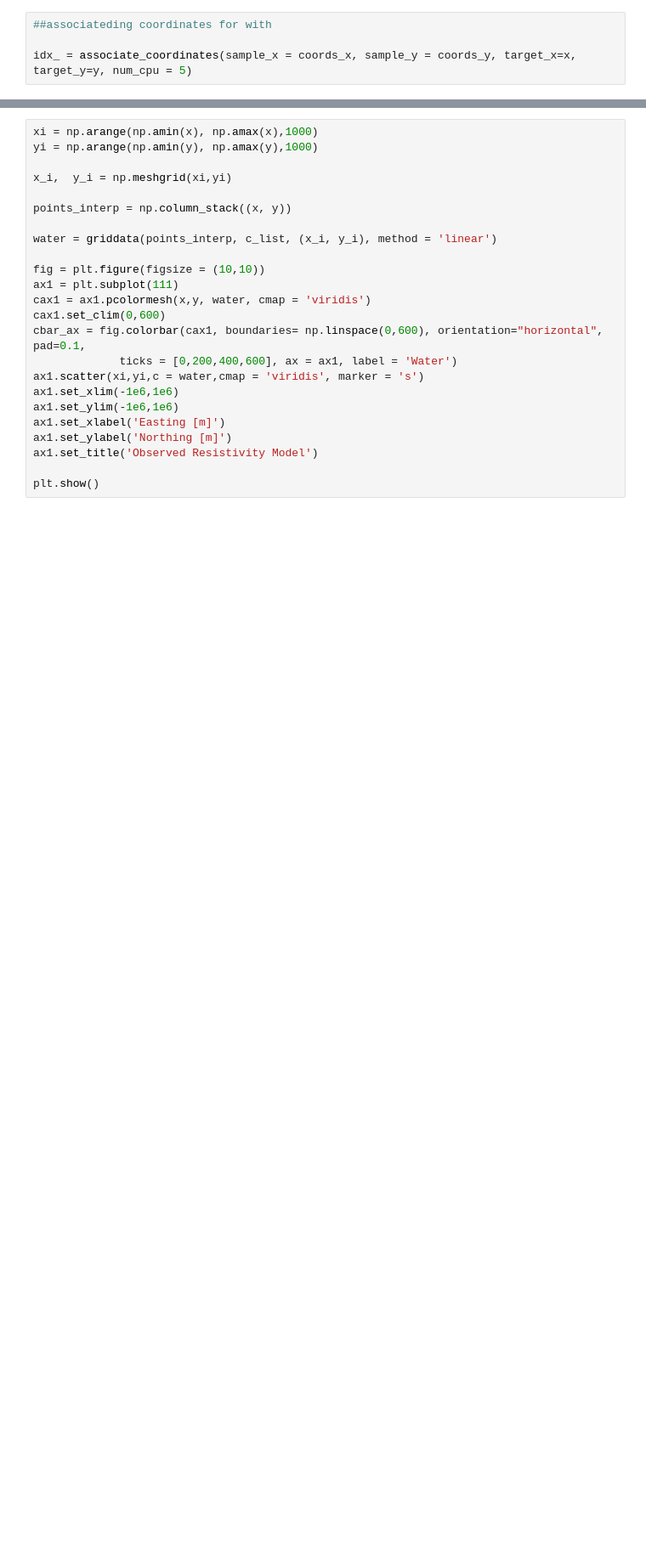
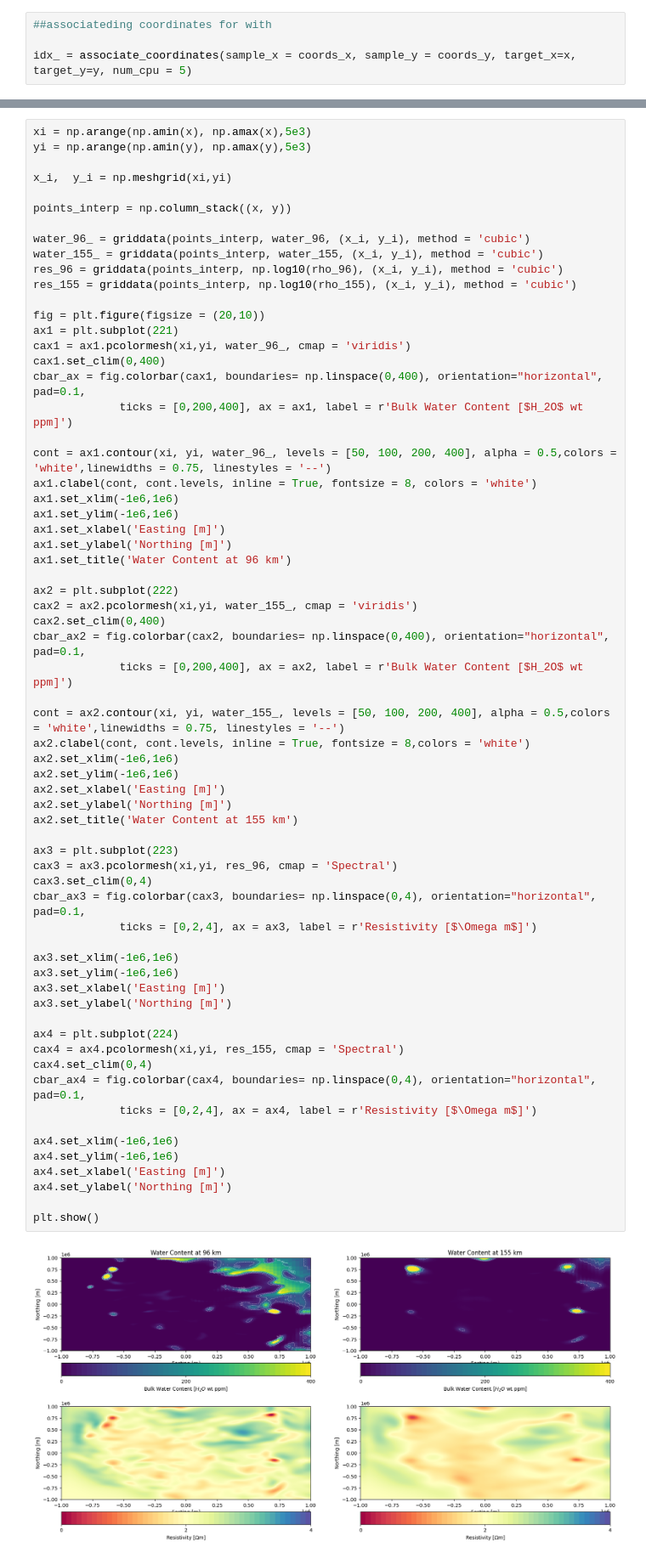
Before and after one commit to sinanozaydin/pide, a Jupyter notebook: examples/notebooks/8_MantleWaterContent_and_Rheology_from_MT.ipynb, the cells around one changed output, grey strips where cells are left out. Shown at 85% size. Cells and saved outputs as stored; diff of their text form; blank space fills up the shorter version.

```diff
--- a/examples/notebooks/8_MantleWaterContent_and_Rheology_from_MT.ipynb
+++ b/examples/notebooks/8_MantleWaterContent_and_Rheology_from_MT.ipynb
@@ -142,24 +182,67 @@ param_name = 'bulk_water', upper_limit_list = tz_solubility,
 # %%
-xi = np.arange(np.amin(x), np.amax(x),1000)
-yi = np.arange(np.amin(y), np.amax(y),1000)
+xi = np.arange(np.amin(x), np.amax(x),5e3)
+yi = np.arange(np.amin(y), np.amax(y),5e3)
 
 x_i,  y_i = np.meshgrid(xi,yi)
 
 points_interp = np.column_stack((x, y))
 
-water = griddata(points_interp, c_list, (x_i, y_i), method = 'linear')
+water_96_ = griddata(points_interp, water_96, (x_i, y_i), method = 'cubic')
+water_155_ = griddata(points_interp, water_155, (x_i, y_i), method = 'cubic')
+res_96 = griddata(points_interp, np.log10(rho_96), (x_i, y_i), method = 'cubic')
+res_155 = griddata(points_interp, np.log10(rho_155), (x_i, y_i), method = 'cubic')
 
-fig = plt.figure(figsize = (10,10))
-ax1 = plt.subplot(111)
-cax1 = ax1.pcolormesh(x,y, water, cmap = 'viridis')
-cax1.set_clim(0,600)
-cbar_ax = fig.colorbar(cax1, boundaries= np.linspace(0,600), orientation="horizontal", pad=0.1,
-			 ticks = [0,200,400,600], ax = ax1, label = 'Water')
-ax1.scatter(xi,yi,c = water,cmap = 'viridis', marker = 's')
+fig = plt.figure(figsize = (20,10))
+ax1 = plt.subplot(221)
+cax1 = ax1.pcolormesh(xi,yi, water_96_, cmap = 'viridis')
+cax1.set_clim(0,400)
+cbar_ax = fig.colorbar(cax1, boundaries= np.linspace(0,400), orientation="horizontal", pad=0.1,
+			 ticks = [0,200,400], ax = ax1, label = r'Bulk Water Content [$H_2O$ wt ppm]')
+
+cont = ax1.contour(xi, yi, water_96_, levels = [50, 100, 200, 400], alpha = 0.5,colors = 'white',linewidths = 0.75, linestyles = '--')
+ax1.clabel(cont, cont.levels, inline = True, fontsize = 8, colors = 'white')
 ax1.set_xlim(-1e6,1e6)
 ax1.set_ylim(-1e6,1e6)
 ax1.set_xlabel('Easting [m]')
 ax1.set_ylabel('Northing [m]')
-ax1.set_title('Observed Resistivity Model')
+ax1.set_title('Water Content at 96 km')
+
+ax2 = plt.subplot(222)
+cax2 = ax2.pcolormesh(xi,yi, water_155_, cmap = 'viridis')
+cax2.set_clim(0,400)
+cbar_ax2 = fig.colorbar(cax2, boundaries= np.linspace(0,400), orientation="horizontal", pad=0.1,
+			 ticks = [0,200,400], ax = ax2, label = r'Bulk Water Content [$H_2O$ wt ppm]')
+
+cont = ax2.contour(xi, yi, water_155_, levels = [50, 100, 200, 400], alpha = 0.5,colors = 'white',linewidths = 0.75, linestyles = '--')
+ax2.clabel(cont, cont.levels, inline = True, fontsize = 8,colors = 'white')
+ax2.set_xlim(-1e6,1e6)
+ax2.set_ylim(-1e6,1e6)
+ax2.set_xlabel('Easting [m]')
+ax2.set_ylabel('Northing [m]')
+ax2.set_title('Water Content at 155 km')
+
+ax3 = plt.subplot(223)
+cax3 = ax3.pcolormesh(xi,yi, res_96, cmap = 'Spectral')
+cax3.set_clim(0,4)
+cbar_ax3 = fig.colorbar(cax3, boundaries= np.linspace(0,4), orientation="horizontal", pad=0.1,
+			 ticks = [0,2,4], ax = ax3, label = r'Resistivity [$\Omega m$]')
+
+ax3.set_xlim(-1e6,1e6)
+ax3.set_ylim(-1e6,1e6)
+ax3.set_xlabel('Easting [m]')
+ax3.set_ylabel('Northing [m]')
+
+ax4 = plt.subplot(224)
+cax4 = ax4.pcolormesh(xi,yi, res_155, cmap = 'Spectral')
+cax4.set_clim(0,4)
+cbar_ax4 = fig.colorbar(cax4, boundaries= np.linspace(0,4), orientation="horizontal", pad=0.1,
+			 ticks = [0,2,4], ax = ax4, label = r'Resistivity [$\Omega m$]')
+
+ax4.set_xlim(-1e6,1e6)
+ax4.set_ylim(-1e6,1e6)
+ax4.set_xlabel('Easting [m]')
+ax4.set_ylabel('Northing [m]')
 
 plt.show()
+# %% [output]
+[figure, added]
```
Also changed, not shown: parts of 14 cells of this notebook, 1 other file.
